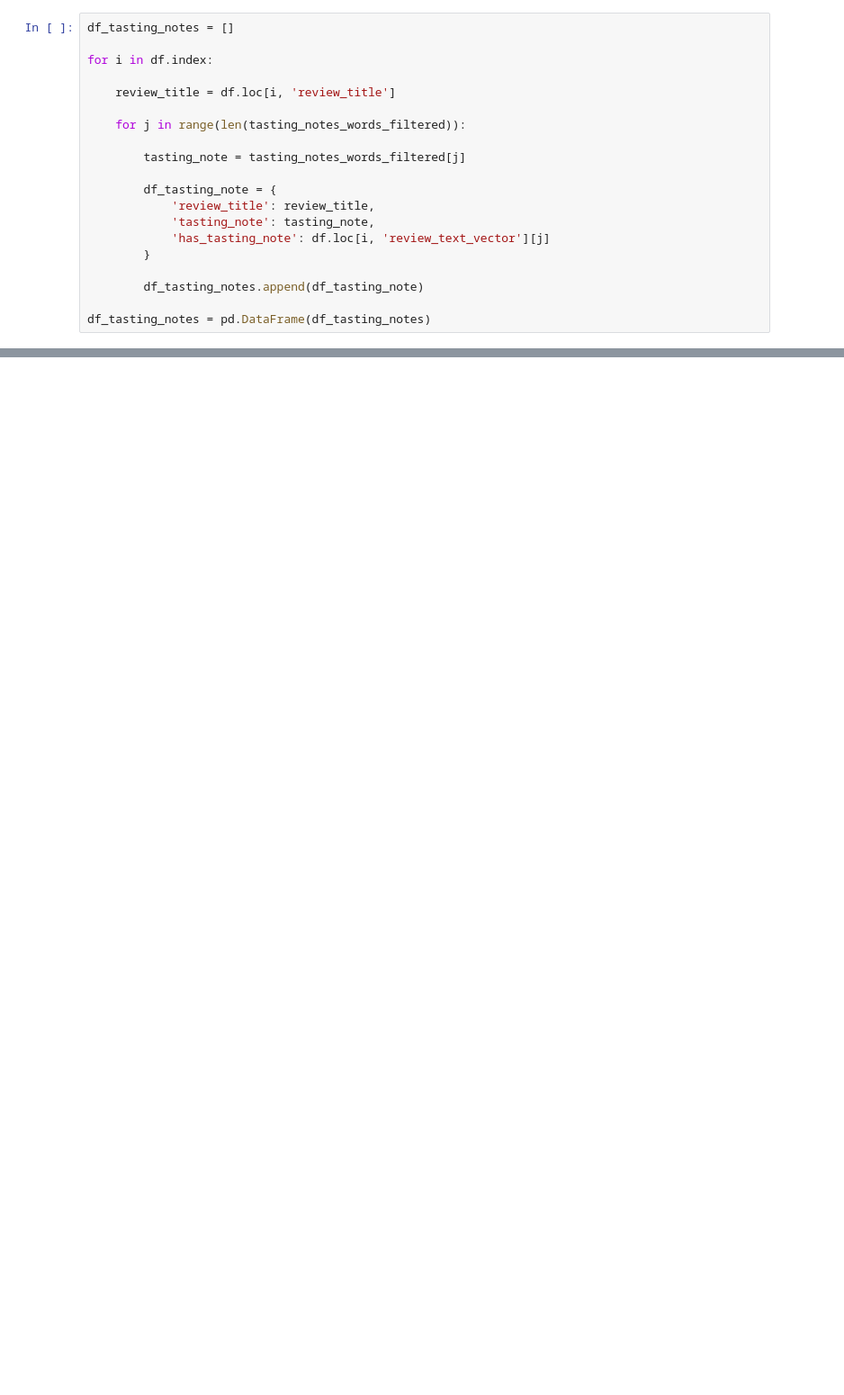
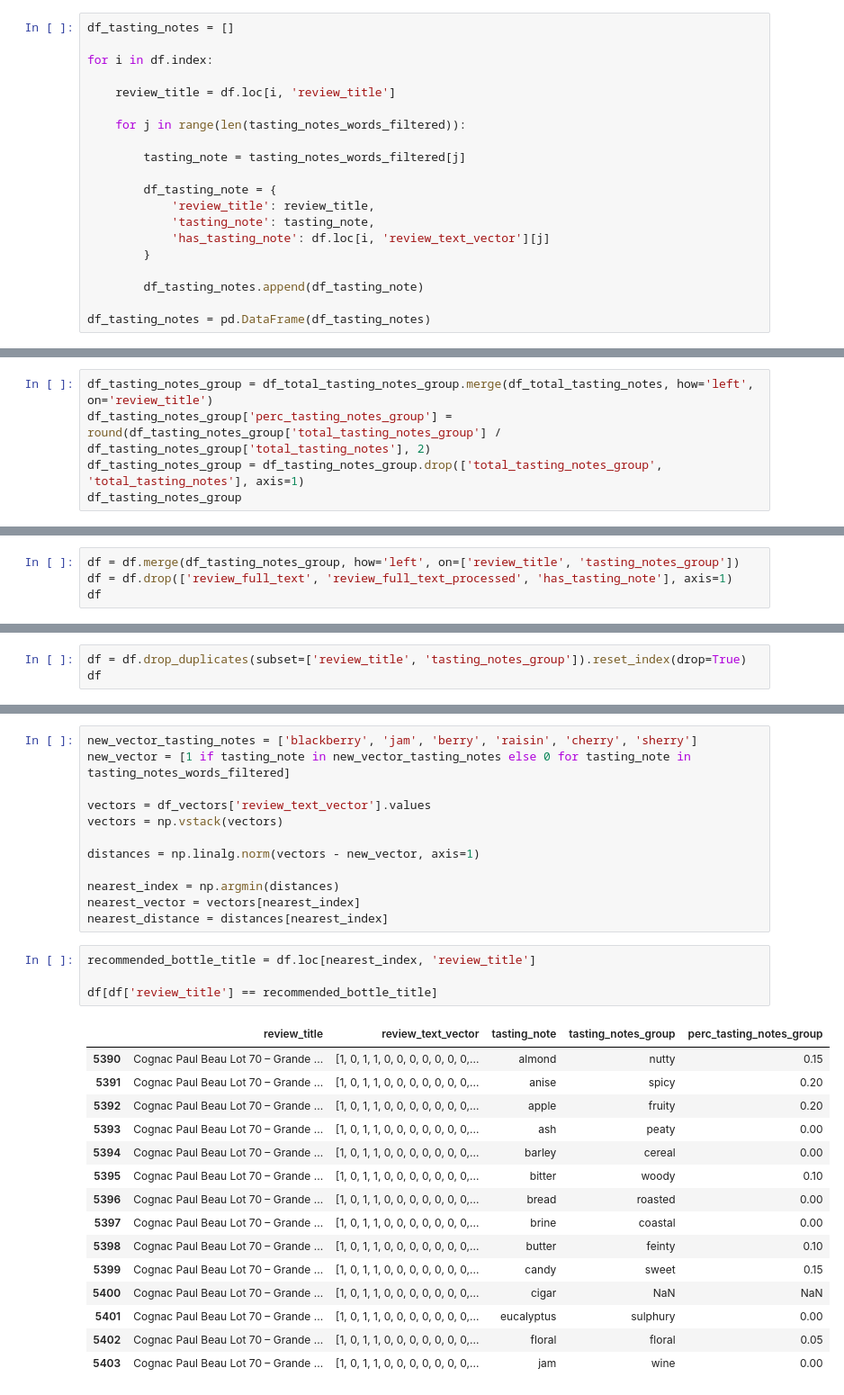
Before and after one commit to joaopaivaa/Whisky-Recomendation-System, a Jupyter notebook: text_processing.ipynb, the cells around one changed output, grey strips where cells are left out. Shown at 90% size. Drawn from its saved outputs; the diff is of its cells as text; blank space fills up the shorter version.

```diff
--- a/text_processing.ipynb
+++ b/text_processing.ipynb
@@ -681,0 +736,5 @@ df
+# %%
+df_tasting_notes_group = df_total_tasting_notes_group.merge(df_total_tasting_notes, how='left', on='review_title')
+df_tasting_notes_group['perc_tasting_notes_group'] = round(df_tasting_notes_group['total_tasting_notes_group'] / df_tasting_notes_group['total_tasting_notes'], 2)
+df_tasting_notes_group = df_tasting_notes_group.drop(['total_tasting_notes_group', 'total_tasting_notes'], axis=1)
+df_tasting_notes_group
@@ -681,0 +755,4 @@ df
+# %%
+df = df.merge(df_tasting_notes_group, how='left', on=['review_title', 'tasting_notes_group'])
+df = df.drop(['review_full_text', 'review_full_text_processed', 'has_tasting_note'], axis=1)
+df
@@ -681,0 +773,3 @@ df
+# %%
+df = df.drop_duplicates(subset=['review_title', 'tasting_notes_group']).reset_index(drop=True)
+df
@@ -682,3 +810,35 @@ df
+# %%
+new_vector_tasting_notes = ['blackberry', 'jam', 'berry', 'raisin', 'cherry', 'sherry']
+new_vector = [1 if tasting_note in new_vector_tasting_notes else 0 for tasting_note in tasting_notes_words_filtered]
+
+vectors = df_vectors['review_text_vector'].values
+vectors = np.vstack(vectors)
+
+distances = np.linalg.norm(vectors - new_vector, axis=1)
+
+nearest_index = np.argmin(distances)
+nearest_vector = vectors[nearest_index]
+nearest_distance = distances[nearest_index]
+# %%
+recommended_bottle_title = df.loc[nearest_index, 'review_title']
+
+df[df['review_title'] == recommended_bottle_title]
+# %% [output]
+|  | review_title | review_text_vector | tasting_note | tasting_notes_group | perc_tasting_notes_group |
+| 5390 | Cognac Paul Beau Lot 70 – Grande ... | [1, 0, 1, 1, 0, 0, 0, 0, 0, 0, 0,... | almond | nutty | 0.15 |
+| 5391 | Cognac Paul Beau Lot 70 – Grande ... | [1, 0, 1, 1, 0, 0, 0, 0, 0, 0, 0,... | anise | spicy | 0.20 |
+| 5392 | Cognac Paul Beau Lot 70 – Grande ... | [1, 0, 1, 1, 0, 0, 0, 0, 0, 0, 0,... | apple | fruity | 0.20 |
+| 5393 | Cognac Paul Beau Lot 70 – Grande ... | [1, 0, 1, 1, 0, 0, 0, 0, 0, 0, 0,... | ash | peaty | 0.00 |
+| 5394 | Cognac Paul Beau Lot 70 – Grande ... | [1, 0, 1, 1, 0, 0, 0, 0, 0, 0, 0,... | barley | cereal | 0.00 |
+| 5395 | Cognac Paul Beau Lot 70 – Grande ... | [1, 0, 1, 1, 0, 0, 0, 0, 0, 0, 0,... | bitter | woody | 0.10 |
+| 5396 | Cognac Paul Beau Lot 70 – Grande ... | [1, 0, 1, 1, 0, 0, 0, 0, 0, 0, 0,... | bread | roasted | 0.00 |
+| 5397 | Cognac Paul Beau Lot 70 – Grande ... | [1, 0, 1, 1, 0, 0, 0, 0, 0, 0, 0,... | brine | coastal | 0.00 |
+| 5398 | Cognac Paul Beau Lot 70 – Grande ... | [1, 0, 1, 1, 0, 0, 0, 0, 0, 0, 0,... | butter | feinty | 0.10 |
+| 5399 | Cognac Paul Beau Lot 70 – Grande ... | [1, 0, 1, 1, 0, 0, 0, 0, 0, 0, 0,... | candy | sweet | 0.15 |
+| 5400 | Cognac Paul Beau Lot 70 – Grande ... | [1, 0, 1, 1, 0, 0, 0, 0, 0, 0, 0,... | cigar | NaN | NaN |
+| 5401 | Cognac Paul Beau Lot 70 – Grande ... | [1, 0, 1, 1, 0, 0, 0, 0, 0, 0, 0,... | eucalyptus | sulphury | 0.00 |
+| 5402 | Cognac Paul Beau Lot 70 – Grande ... | [1, 0, 1, 1, 0, 0, 0, 0, 0, 0, 0,... | floral | floral | 0.05 |
+| 5403 | Cognac Paul Beau Lot 70 – Grande ... | [1, 0, 1, 1, 0, 0, 0, 0, 0, 0, 0,... | jam | wine | 0.00 |
 # %%
 freq = review_text_vec.sum(axis=0)
 
```
Also changed, not shown: parts of 17 cells of this notebook.
